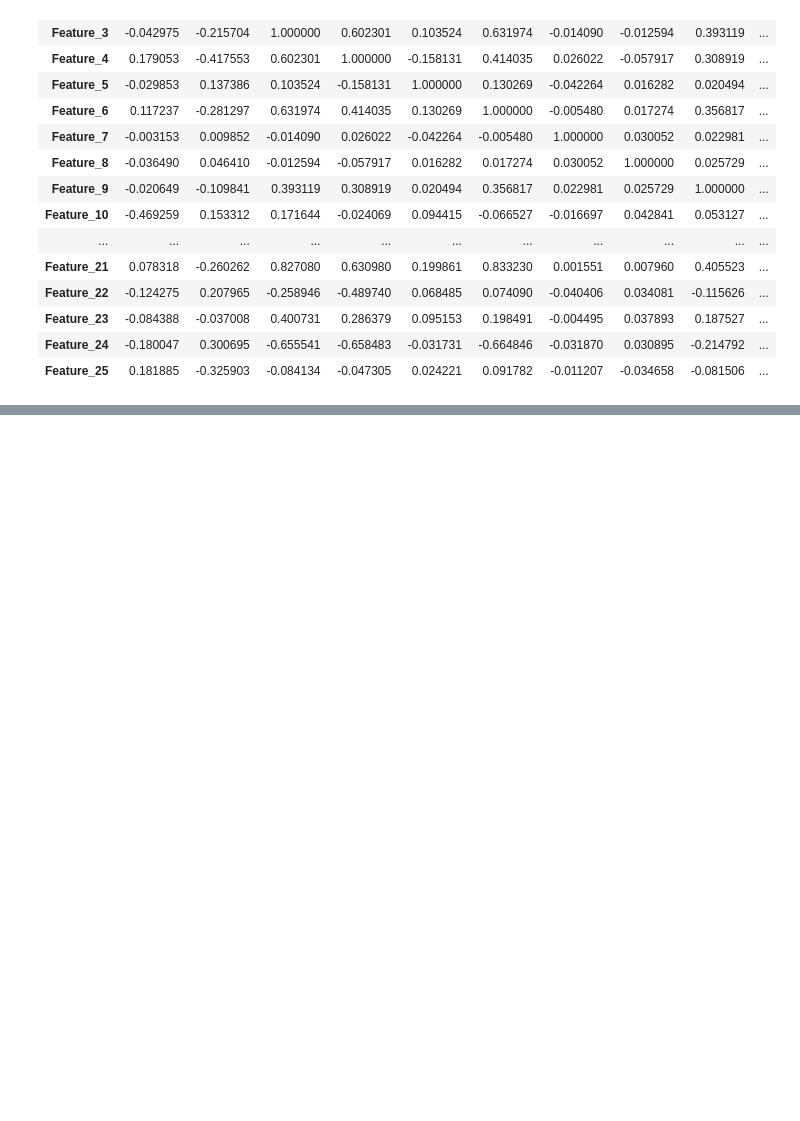
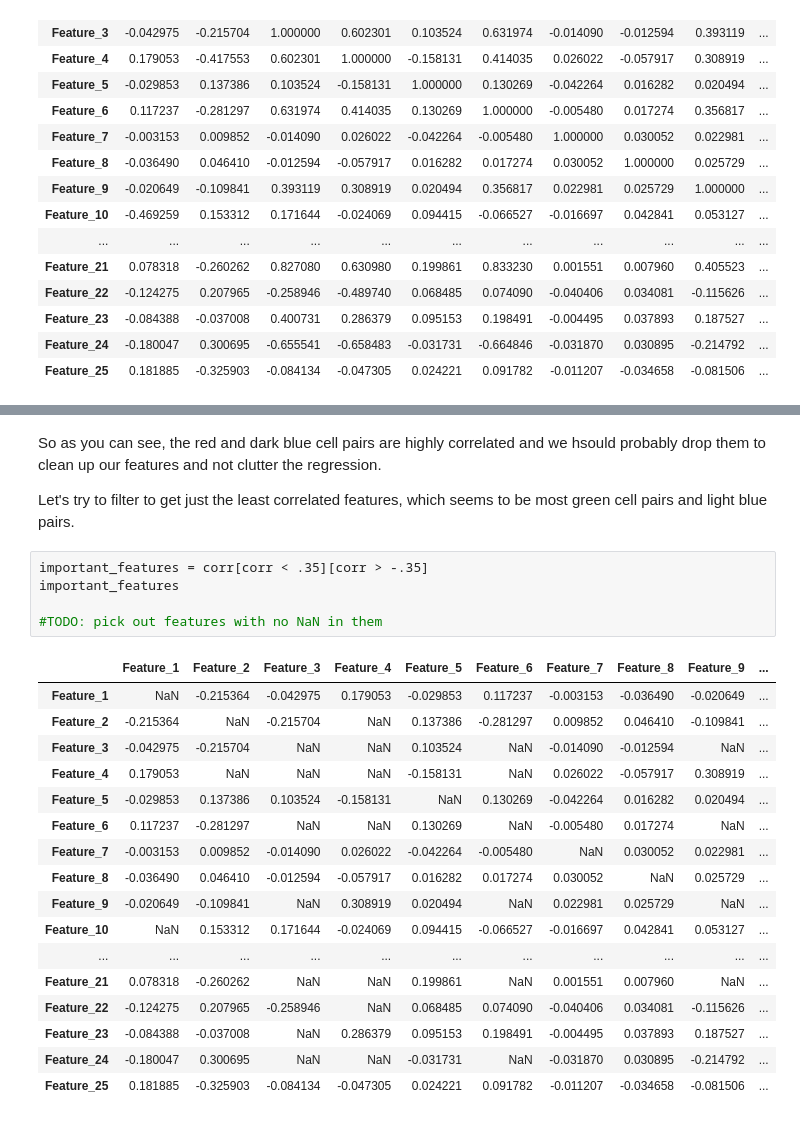
Before and after one commit to itstehkman/WinstonStockMarketChallenge-yolo, a Jupyter notebook: Winston.ipynb, the cells around one changed output, grey strips where cells are left out. Saved outputs shown, nothing was run; the diff lists cells and outputs as text; blank space fills up the shorter version.

```diff
--- a/Winston.ipynb
+++ b/Winston.ipynb
@@ -75,0 +95,27 @@ complete_features.corr()
+# %% [markdown]
+So as you can see, the red and dark blue cell pairs are highly correlated and we hsould probably drop them to clean up our features and not clutter the regression.
+
+Let's try to filter to get just the least correlated features, which seems to be most green cell pairs and light blue pairs.
+# %%
+important_features = corr[corr < .35][corr > -.35]
+important_features
+
+#TODO: pick out features with no NaN in them
+# %% [output]
+|  | Feature_1 | Feature_2 | Feature_3 | Feature_4 | Feature_5 | Feature_6 | Feature_7 | Feature_8 | Feature_9 | ... |
+| Feature_1 | NaN | -0.215364 | -0.042975 | 0.179053 | -0.029853 | 0.117237 | -0.003153 | -0.036490 | -0.020649 | ... |
+| Feature_2 | -0.215364 | NaN | -0.215704 | NaN | 0.137386 | -0.281297 | 0.009852 | 0.046410 | -0.109841 | ... |
+| Feature_3 | -0.042975 | -0.215704 | NaN | NaN | 0.103524 | NaN | -0.014090 | -0.012594 | NaN | ... |
+| Feature_4 | 0.179053 | NaN | NaN | NaN | -0.158131 | NaN | 0.026022 | -0.057917 | 0.308919 | ... |
+| Feature_5 | -0.029853 | 0.137386 | 0.103524 | -0.158131 | NaN | 0.130269 | -0.042264 | 0.016282 | 0.020494 | ... |
+| Feature_6 | 0.117237 | -0.281297 | NaN | NaN | 0.130269 | NaN | -0.005480 | 0.017274 | NaN | ... |
+| Feature_7 | -0.003153 | 0.009852 | -0.014090 | 0.026022 | -0.042264 | -0.005480 | NaN | 0.030052 | 0.022981 | ... |
+| Feature_8 | -0.036490 | 0.046410 | -0.012594 | -0.057917 | 0.016282 | 0.017274 | 0.030052 | NaN | 0.025729 | ... |
+| Feature_9 | -0.020649 | -0.109841 | NaN | 0.308919 | 0.020494 | NaN | 0.022981 | 0.025729 | NaN | ... |
+| Feature_10 | NaN | 0.153312 | 0.171644 | -0.024069 | 0.094415 | -0.066527 | -0.016697 | 0.042841 | 0.053127 | ... |
+| ... | ... | ... | ... | ... | ... | ... | ... | ... | ... | ... |
+| Feature_21 | 0.078318 | -0.260262 | NaN | NaN | 0.199861 | NaN | 0.001551 | 0.007960 | NaN | ... |
+| Feature_22 | -0.124275 | 0.207965 | -0.258946 | NaN | 0.068485 | 0.074090 | -0.040406 | 0.034081 | -0.115626 | ... |
+| Feature_23 | -0.084388 | -0.037008 | NaN | 0.286379 | 0.095153 | 0.198491 | -0.004495 | 0.037893 | 0.187527 | ... |
+| Feature_24 | -0.180047 | 0.300695 | NaN | NaN | -0.031731 | NaN | -0.031870 | 0.030895 | -0.214792 | ... |
+| Feature_25 | 0.181885 | -0.325903 | -0.084134 | -0.047305 | 0.024221 | 0.091782 | -0.011207 | -0.034658 | -0.081506 | ... |
```
Also changed, not shown: parts of 3 cells of this notebook, 1 other file.
